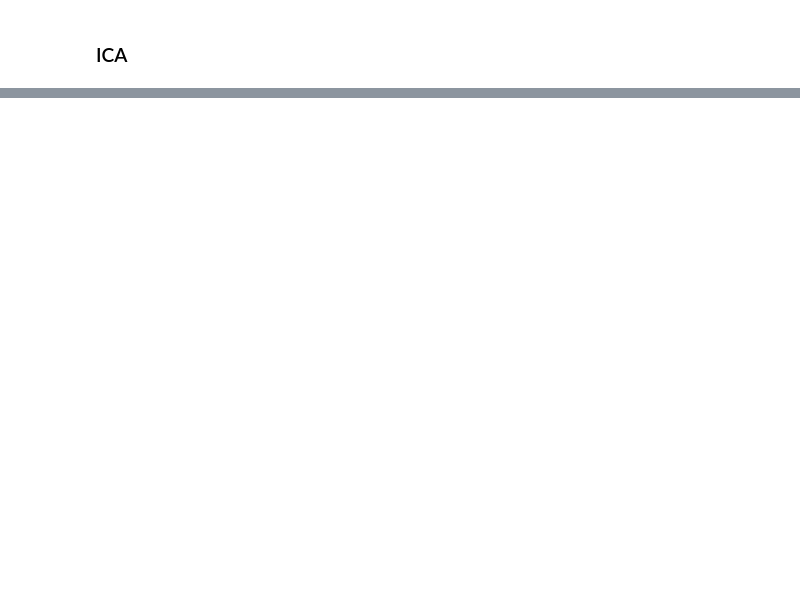
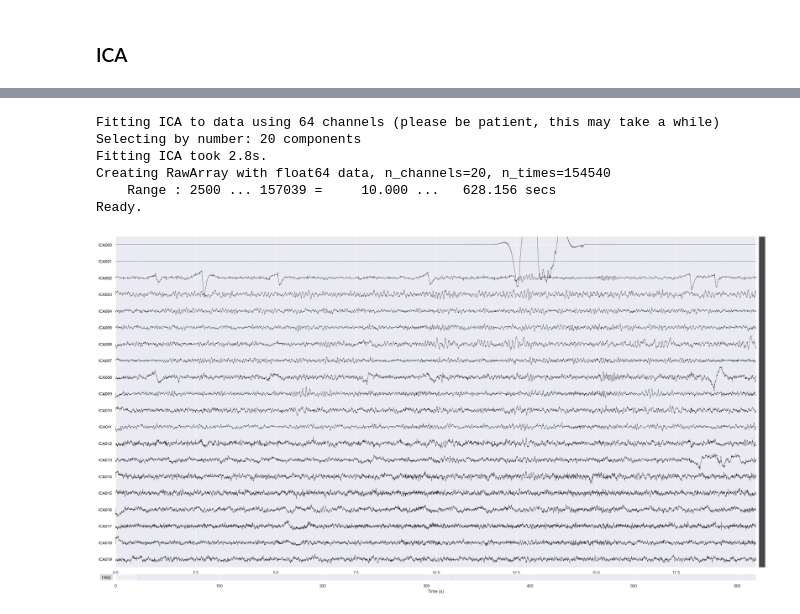
Before and after one commit to WilliamsPANLab/eegor, a Jupyter notebook: mne_test.ipynb, the cells around one changed output, grey strips where cells are left out. Saved outputs shown, nothing was run; the diff lists cells and outputs as text; code cells hidden in the pictures; blank space fills up the shorter version.

```diff
--- a/mne_test.ipynb
+++ b/mne_test.ipynb
@@ -71,2 +109,12 @@ mne.Epochs
 # %%
-ica = mne.preprocessing.ICA(n_components=15, max_iter='auto', random_state=97)
+ica = mne.preprocessing.ICA(n_components=20, max_iter="auto", random_state=97)
+ica.fit(peeg)
+ica.plot_sources(peeg, show_scrollbars=True)
+# %% [output]
+Fitting ICA to data using 64 channels (please be patient, this may take a while)
+Selecting by number: 20 components
+Fitting ICA took 2.8s.
+Creating RawArray with float64 data, n_channels=20, n_times=154540
+    Range : 2500 ... 157039 =     10.000 ...   628.156 secs
+Ready.
+[figure, added]
```
Also changed, not shown: parts of 12 cells of this notebook, 2 other files.
